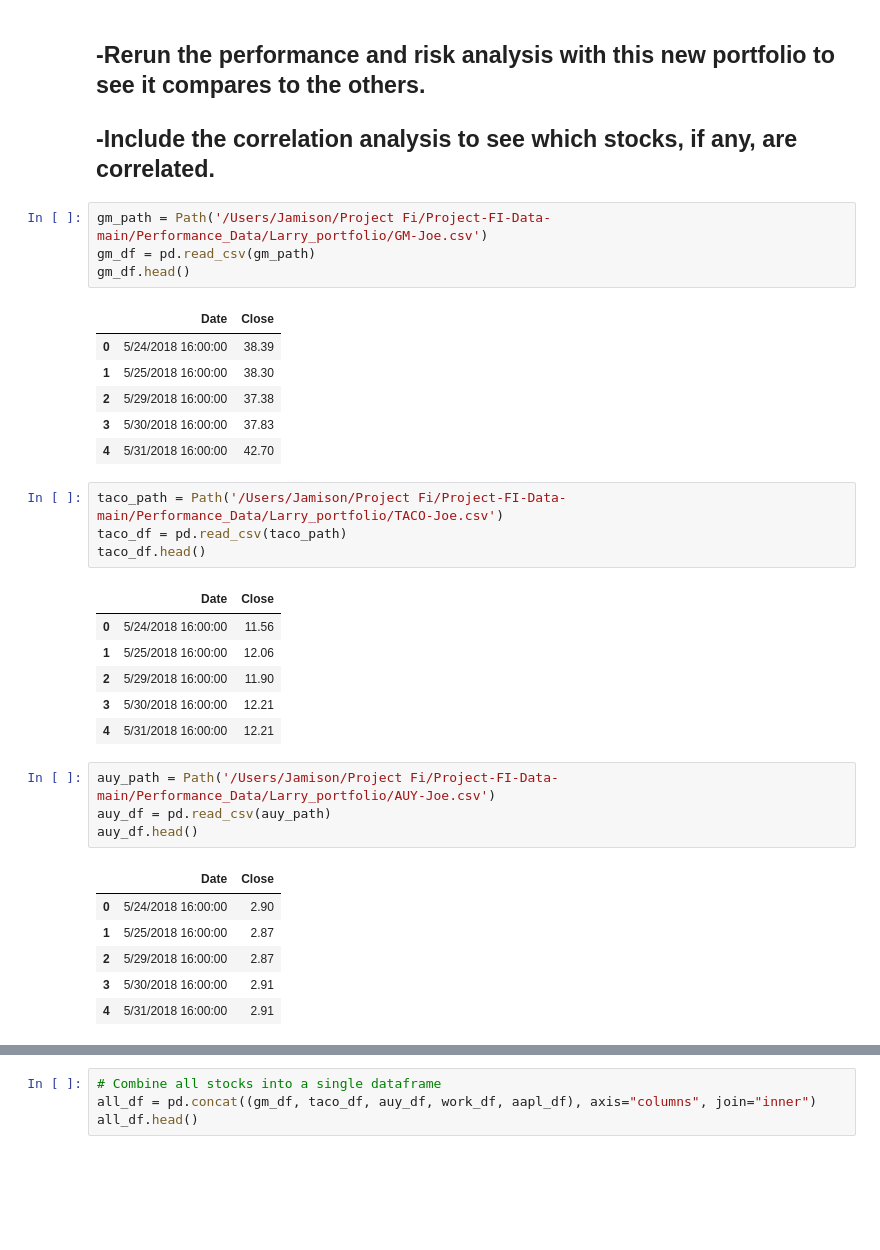
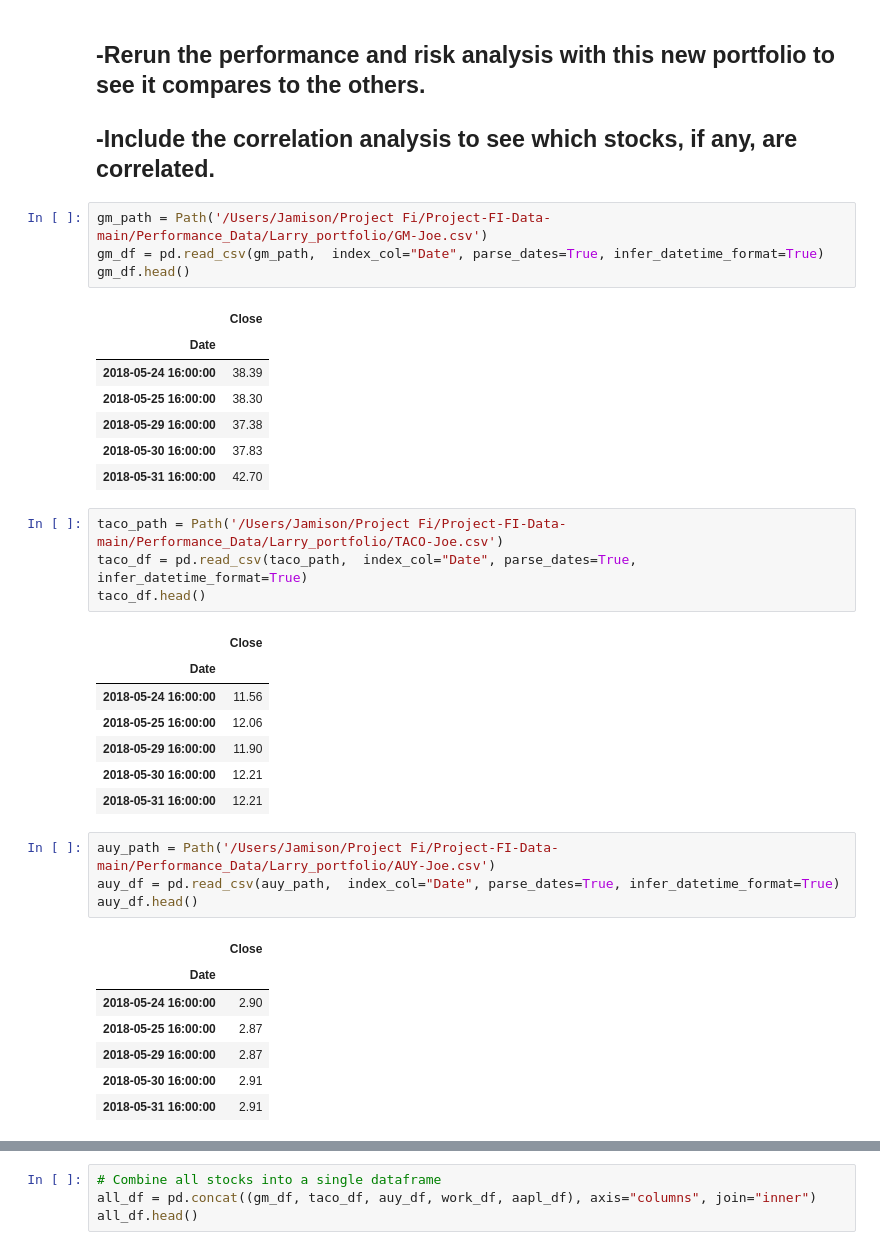
Before and after one commit to whitneydt/Project-FI-Data, a Jupyter notebook: Performance_Data/Joes_and_Larrys.ipynb, the cells around one changed output, grey strips where cells are left out. Saved outputs shown, nothing was run; the diff lists cells and outputs as text; blank space fills up the shorter version.

```diff
--- a/Performance_Data/Joes_and_Larrys.ipynb
+++ b/Performance_Data/Joes_and_Larrys.ipynb
@@ -517,36 +525,39 @@ larrys_top_5
 ## -Include the correlation analysis to see which stocks, if any, are correlated.
 # %%
 gm_path = Path('/Users/Jamison/Project Fi/Project-FI-Data-main/Performance_Data/Larry_portfolio/GM-Joe.csv')
-gm_df = pd.read_csv(gm_path)
+gm_df = pd.read_csv(gm_path,  index_col="Date", parse_dates=True, infer_datetime_format=True)
 gm_df.head()
 # %% [output]
-|  | Date | Close |
-| 0 | 5/24/2018 16:00:00 | 38.39 |
-| 1 | 5/25/2018 16:00:00 | 38.30 |
-| 2 | 5/29/2018 16:00:00 | 37.38 |
-| 3 | 5/30/2018 16:00:00 | 37.83 |
-| 4 | 5/31/2018 16:00:00 | 42.70 |
+|  | Close |
+| Date |  |
+| 2018-05-24 16:00:00 | 38.39 |
+| 2018-05-25 16:00:00 | 38.30 |
+| 2018-05-29 16:00:00 | 37.38 |
+| 2018-05-30 16:00:00 | 37.83 |
+| 2018-05-31 16:00:00 | 42.70 |
 # %%
 taco_path = Path('/Users/Jamison/Project Fi/Project-FI-Data-main/Performance_Data/Larry_portfolio/TACO-Joe.csv')
-taco_df = pd.read_csv(taco_path)
+taco_df = pd.read_csv(taco_path,  index_col="Date", parse_dates=True, infer_datetime_format=True)
 taco_df.head()
 # %% [output]
-|  | Date | Close |
-| 0 | 5/24/2018 16:00:00 | 11.56 |
-| 1 | 5/25/2018 16:00:00 | 12.06 |
-| 2 | 5/29/2018 16:00:00 | 11.90 |
-| 3 | 5/30/2018 16:00:00 | 12.21 |
-| 4 | 5/31/2018 16:00:00 | 12.21 |
+|  | Close |
+| Date |  |
+| 2018-05-24 16:00:00 | 11.56 |
+| 2018-05-25 16:00:00 | 12.06 |
+| 2018-05-29 16:00:00 | 11.90 |
+| 2018-05-30 16:00:00 | 12.21 |
+| 2018-05-31 16:00:00 | 12.21 |
 # %%
 auy_path = Path('/Users/Jamison/Project Fi/Project-FI-Data-main/Performance_Data/Larry_portfolio/AUY-Joe.csv')
-auy_df = pd.read_csv(auy_path)
+auy_df = pd.read_csv(auy_path,  index_col="Date", parse_dates=True, infer_datetime_format=True)
 auy_df.head()
 # %% [output]
-|  | Date | Close |
-| 0 | 5/24/2018 16:00:00 | 2.90 |
-| 1 | 5/25/2018 16:00:00 | 2.87 |
-| 2 | 5/29/2018 16:00:00 | 2.87 |
-| 3 | 5/30/2018 16:00:00 | 2.91 |
-| 4 | 5/31/2018 16:00:00 | 2.91 |
+|  | Close |
+| Date |  |
+| 2018-05-24 16:00:00 | 2.90 |
+| 2018-05-25 16:00:00 | 2.87 |
+| 2018-05-29 16:00:00 | 2.87 |
+| 2018-05-30 16:00:00 | 2.91 |
+| 2018-05-31 16:00:00 | 2.91 |
 # %%
 work_path = Path('/Users/Jamison/Project Fi/Project-FI-Data-main/Performance_Data/Larry_portfolio/WORK-Joe.csv')
```
Also changed, not shown: parts of 43 cells of this notebook.
